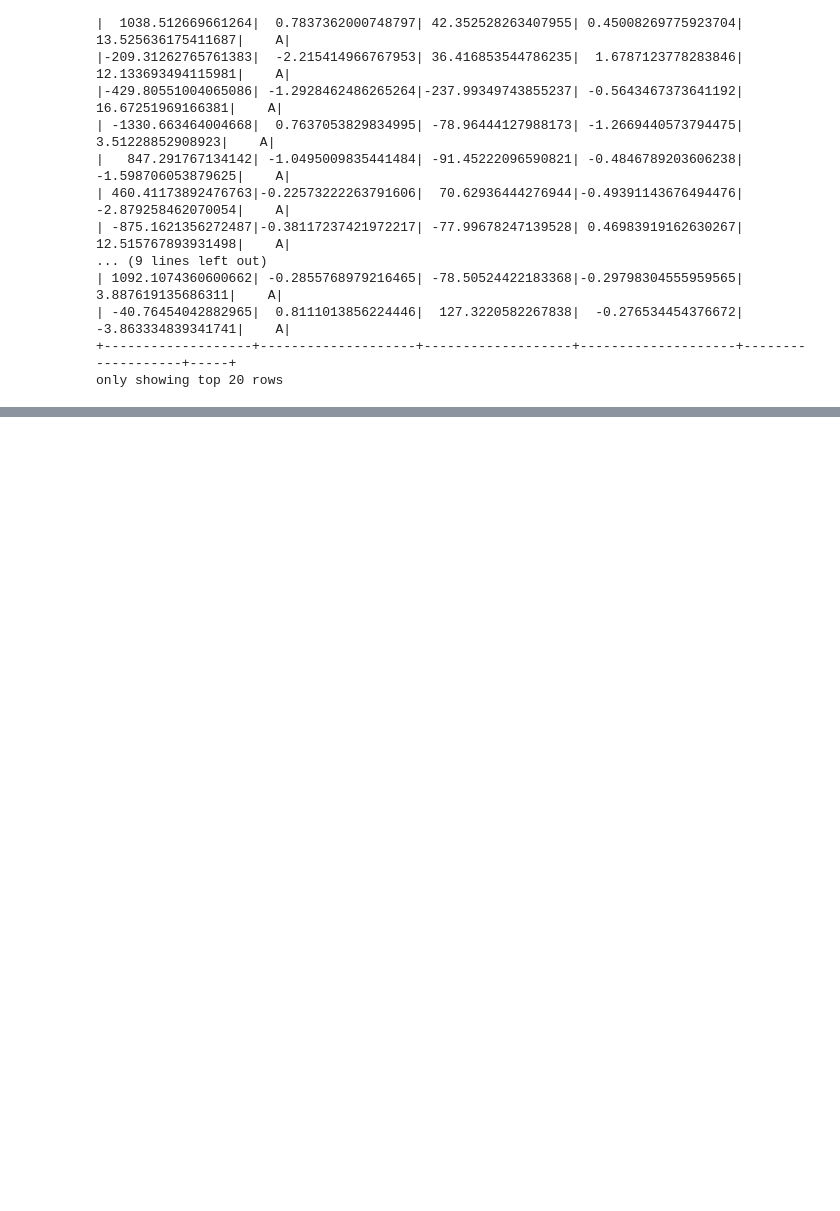
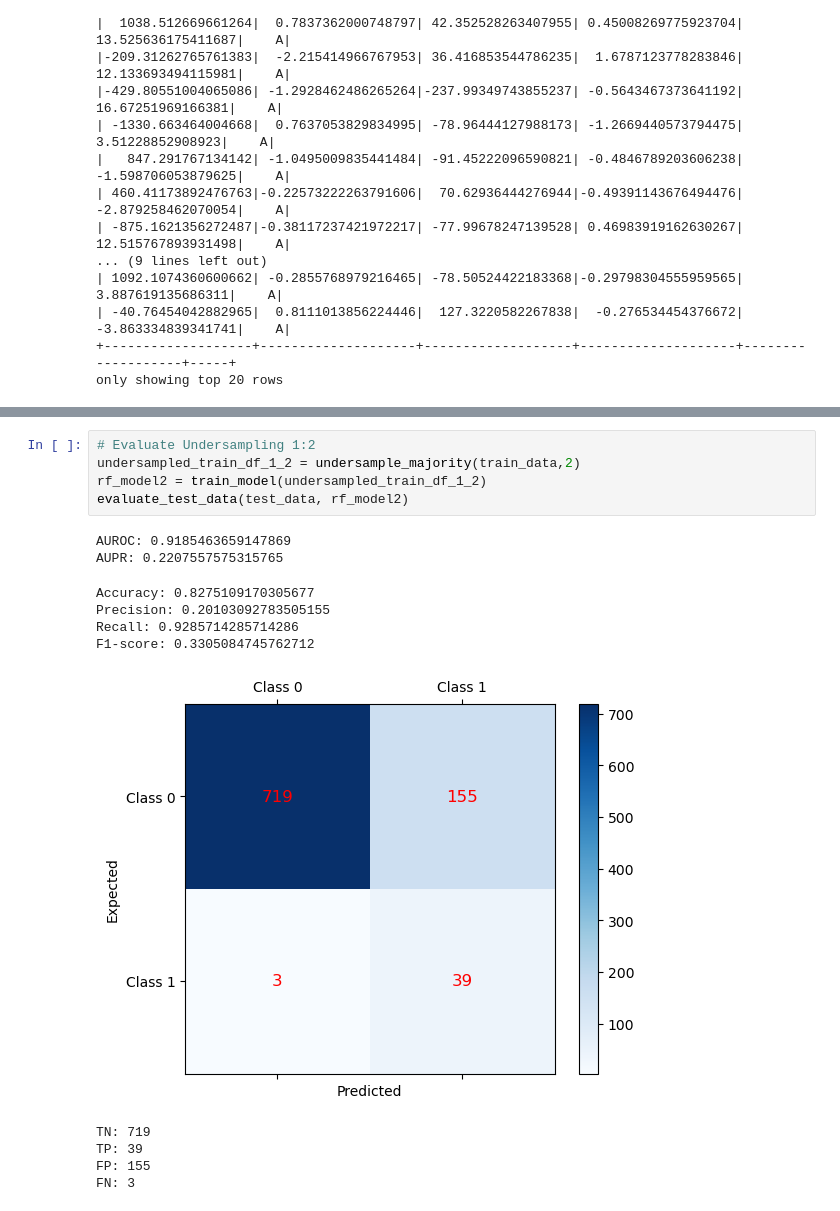
Before and after one commit to LimSzeZhong/medium_files, a Jupyter notebook: 20231109 Class Imbalance 1.ipynb, the cells around one changed output, grey strips where cells are left out. Drawn from its saved outputs; the diff is of its cells as text; blank space fills up the shorter version.

```diff
--- a/20231109 Class Imbalance 1.ipynb
+++ b/20231109 Class Imbalance 1.ipynb
@@ -114,0 +444,17 @@ only showing top 20 rows
+# %%
+# Evaluate Undersampling 1:2
+undersampled_train_df_1_2 = undersample_majority(train_data,2)
+rf_model2 = train_model(undersampled_train_df_1_2)
+evaluate_test_data(test_data, rf_model2)
+# %% [output]
+AUROC: 0.9185463659147869
+AUPR: 0.2207557575315765
+Accuracy: 0.8275109170305677
+Precision: 0.20103092783505155
+Recall: 0.9285714285714286
+F1-score: 0.3305084745762712
+[figure, added]
+TN: 719
+TP: 39
+FP: 155
+FN: 3
```
Also changed, not shown: parts of 39 cells of this notebook.
